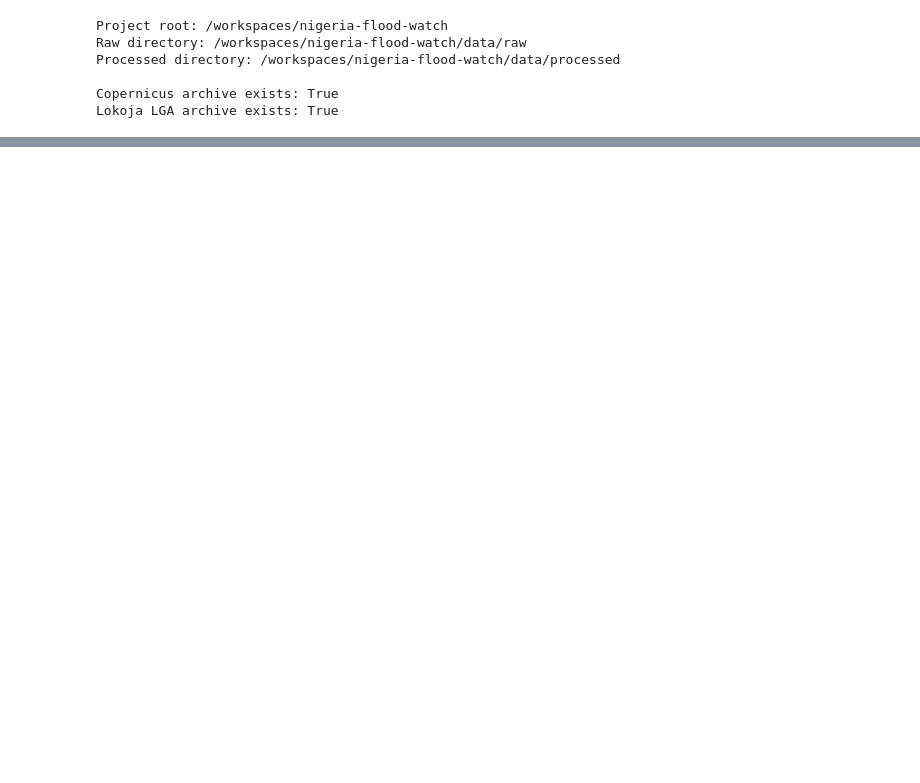
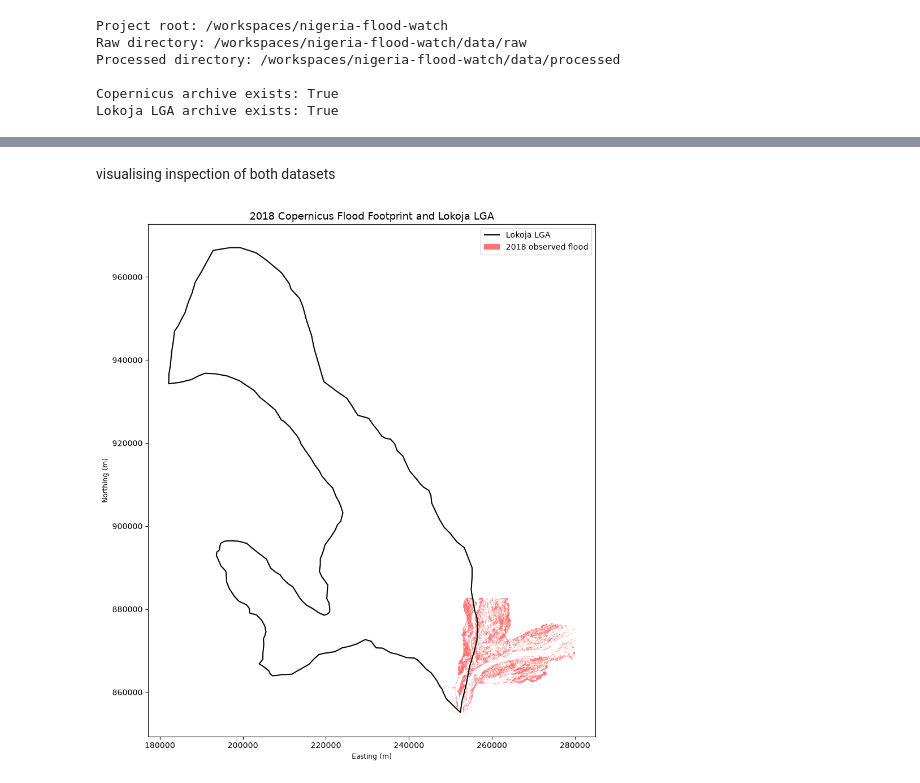
Before and after one commit to Code-blize/nigeria-flood-watch, a Jupyter notebook: notebooks/01_data_exploration.ipynb, the cells around one changed output, grey strips where cells are left out. Drawn from its saved outputs; the diff is of its cells as text; code cells hidden in the pictures; blank space fills up the shorter version.

```diff
--- a/notebooks/01_data_exploration.ipynb
+++ b/notebooks/01_data_exploration.ipynb
@@ -133,0 +317,18 @@ FileNotFoundError: Could not find *EMSR314*vector.zip. Please drag and drop it i
+# %%
+import zipfile
+from pathlib import Path
+import os
+
+os.environ["SHAPE_RESTORE_SHX"] = "YES"
+
+LGA_EXTRACT_DIR = RAW_DIR / "lokoja_lga_extracted"
+LGA_EXTRACT_DIR.mkdir(parents=True, exist_ok=True)
+
+with zipfile.ZipFile(LOKOJA_LGA_ZIP, "r") as archive:
+    archive.extractall(LGA_EXTRACT_DIR)
+
+print("Extraction complete.")
+
+for path in LGA_EXTRACT_DIR.rglob("*"):
+    if path.is_file():
+        print(path.name, path.stat().st_size, "bytes")
@@ -133,0 +385,37 @@ FileNotFoundError: Could not find *EMSR314*vector.zip. Please drag and drop it i
+# %% [markdown]
+visualising inspection of both datasets
+# %%
+flood_utm = flood_gdf.to_crs("EPSG:32632")
+
+fig, ax = plt.subplots(figsize=(10, 10))
+
+lokoja_lga_utm.boundary.plot(
+    ax=ax,
+    color="black",
+    linewidth=1.5,
+    label="Lokoja LGA"
+)
+
+flood_utm.plot(
+    ax=ax,
+    color="red",
+    alpha=0.55,
+    edgecolor="none",
+    label="2018 observed flood"
+)
+
+ax.set_title(
+    "2018 Copernicus Flood Footprint and Lokoja LGA",
+    fontsize=13
+)
+
+ax.set_xlabel("Easting (m)")
+ax.set_ylabel("Northing (m)")
+
+ax.legend()
+ax.set_aspect("equal")
+
+plt.tight_layout()
+plt.show()
+# %% [output]
+[figure, added]
```
Also changed, not shown: parts of 18 cells of this notebook, 59 other files.
